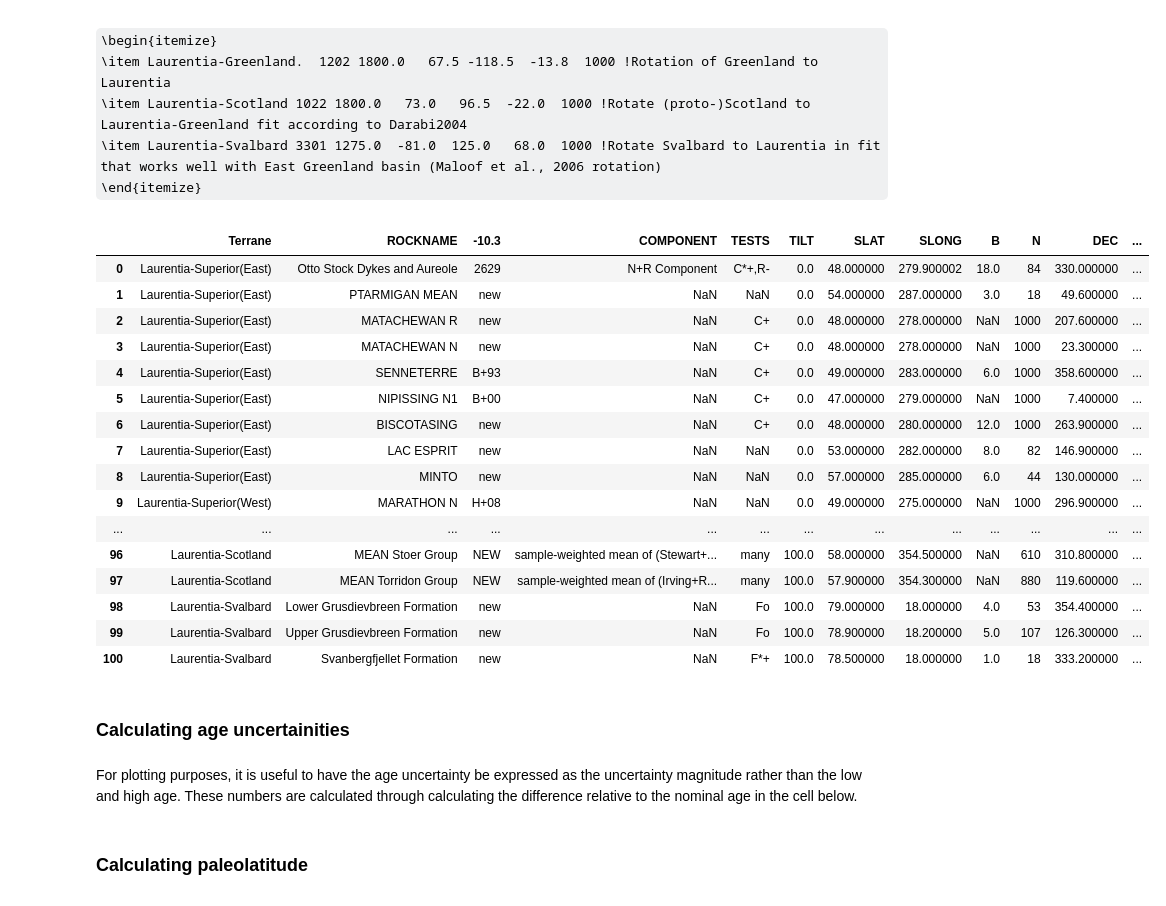
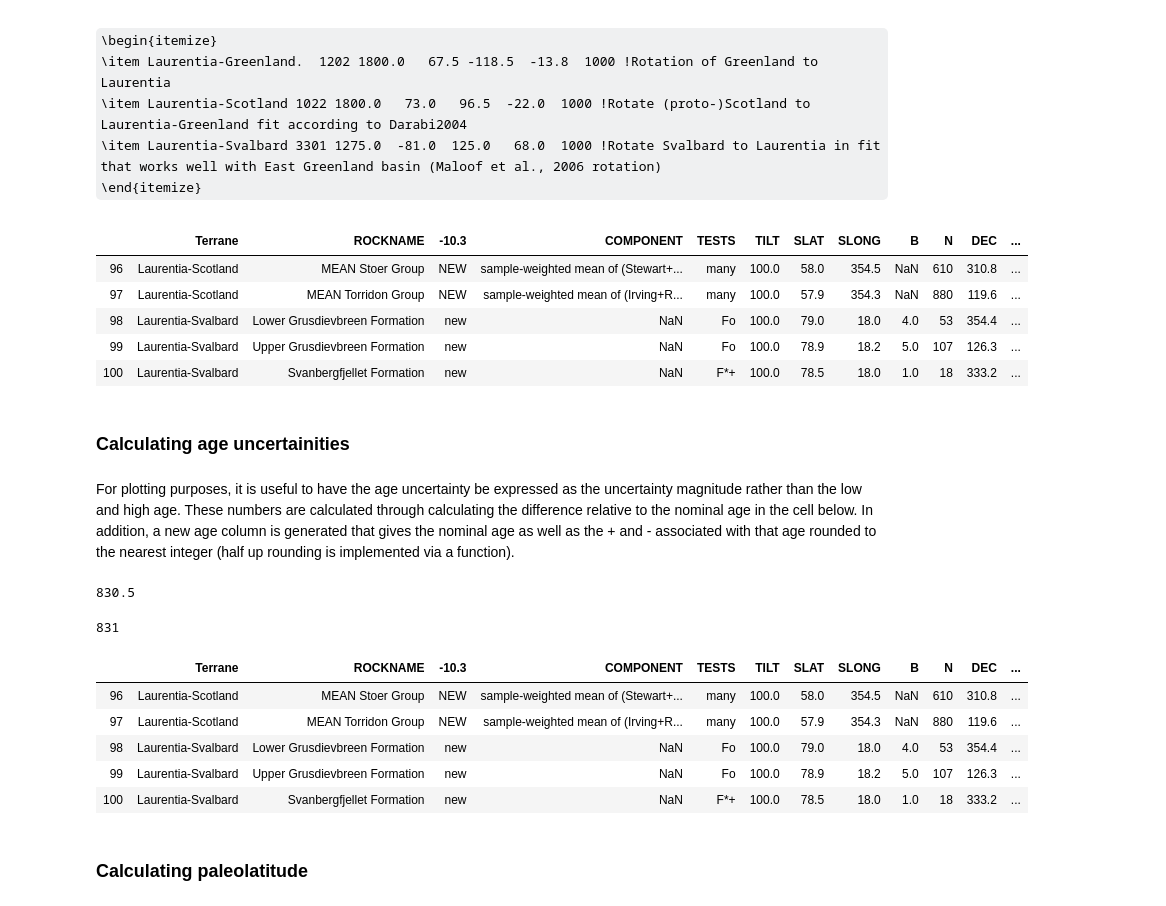
Before and after one commit to Swanson-Hysell-Group/Laurentia_Paleogeography, a Jupyter notebook: Laurentia_pole_compilation.ipynb, the cells around one changed output. Cells and saved outputs as stored; diff of their text form; code cells hidden in the pictures; some formulas as TeX source.

```diff
--- a/Laurentia_pole_compilation.ipynb
+++ b/Laurentia_pole_compilation.ipynb
@@ -96,38 +77,55 @@ for pole in Leirubakki_poles.index:
         Leirubakki_poles['Laurentia_plat'][pole] = Leirubakki_poles['PLAT'][pole]
         Leirubakki_poles['Laurentia_plon'][pole] = Leirubakki_poles['PLONG'][pole]
 # %%
-Leirubakki_poles
+Leirubakki_poles.tail()
 # %% [output]
 |  | Terrane | ROCKNAME | -10.3 | COMPONENT | TESTS | TILT | SLAT | SLONG | B | N | DEC | ... |
-| 0 | Laurentia-Superior(East) | Otto Stock Dykes and Aureole | 2629 | N+R Component | C*+,R- | 0.0 | 48.000000 | 279.900002 | 18.0 | 84 | 330.000000 | ... |
-| 1 | Laurentia-Superior(East) | PTARMIGAN MEAN | new | NaN | NaN | 0.0 | 54.000000 | 287.000000 | 3.0 | 18 | 49.600000 | ... |
-| 2 | Laurentia-Superior(East) | MATACHEWAN R | new | NaN | C+ | 0.0 | 48.000000 | 278.000000 | NaN | 1000 | 207.600000 | ... |
-| 3 | Laurentia-Superior(East) | MATACHEWAN N | new | NaN | C+ | 0.0 | 48.000000 | 278.000000 | NaN | 1000 | 23.300000 | ... |
-| 4 | Laurentia-Superior(East) | SENNETERRE | B+93 | NaN | C+ | 0.0 | 49.000000 | 283.000000 | 6.0 | 1000 | 358.600000 | ... |
-| 5 | Laurentia-Superior(East) | NIPISSING N1 | B+00 | NaN | C+ | 0.0 | 47.000000 | 279.000000 | NaN | 1000 | 7.400000 | ... |
-| 6 | Laurentia-Superior(East) | BISCOTASING | new | NaN | C+ | 0.0 | 48.000000 | 280.000000 | 12.0 | 1000 | 263.900000 | ... |
-| 7 | Laurentia-Superior(East) | LAC ESPRIT | new | NaN | NaN | 0.0 | 53.000000 | 282.000000 | 8.0 | 82 | 146.900000 | ... |
-| 8 | Laurentia-Superior(East) | MINTO | new | NaN | NaN | 0.0 | 57.000000 | 285.000000 | 6.0 | 44 | 130.000000 | ... |
-| 9 | Laurentia-Superior(West) | MARATHON N | H+08 | NaN | NaN | 0.0 | 49.000000 | 275.000000 | NaN | 1000 | 296.900000 | ... |
-| ... | ... | ... | ... | ... | ... | ... | ... | ... | ... | ... | ... | ... |
-| 96 | Laurentia-Scotland | MEAN Stoer Group | NEW | sample-weighted mean of (Stewart+... | many | 100.0 | 58.000000 | 354.500000 | NaN | 610 | 310.800000 | ... |
-| 97 | Laurentia-Scotland | MEAN Torridon Group | NEW | sample-weighted mean of (Irving+R... | many | 100.0 | 57.900000 | 354.300000 | NaN | 880 | 119.600000 | ... |
-| 98 | Laurentia-Svalbard | Lower Grusdievbreen Formation | new | NaN | Fo | 100.0 | 79.000000 | 18.000000 | 4.0 | 53 | 354.400000 | ... |
-| 99 | Laurentia-Svalbard | Upper Grusdievbreen Formation | new | NaN | Fo | 100.0 | 78.900000 | 18.200000 | 5.0 | 107 | 126.300000 | ... |
-| 100 | Laurentia-Svalbard | Svanbergfjellet Formation | new | NaN | F*+ | 100.0 | 78.500000 | 18.000000 | 1.0 | 18 | 333.200000 | ... |
+| 96 | Laurentia-Scotland | MEAN Stoer Group | NEW | sample-weighted mean of (Stewart+... | many | 100.0 | 58.0 | 354.5 | NaN | 610 | 310.8 | ... |
+| 97 | Laurentia-Scotland | MEAN Torridon Group | NEW | sample-weighted mean of (Irving+R... | many | 100.0 | 57.9 | 354.3 | NaN | 880 | 119.6 | ... |
+| 98 | Laurentia-Svalbard | Lower Grusdievbreen Formation | new | NaN | Fo | 100.0 | 79.0 | 18.0 | 4.0 | 53 | 354.4 | ... |
+| 99 | Laurentia-Svalbard | Upper Grusdievbreen Formation | new | NaN | Fo | 100.0 | 78.9 | 18.2 | 5.0 | 107 | 126.3 | ... |
+| 100 | Laurentia-Svalbard | Svanbergfjellet Formation | new | NaN | F*+ | 100.0 | 78.5 | 18.0 | 1.0 | 18 | 333.2 | ... |
 # %% [markdown]
 ### Calculating age uncertainities
 # %% [markdown]
-For plotting purposes, it is useful to have the age uncertainty be expressed as the uncertainty magnitude rather than the low and high age. These numbers are calculated through calculating the difference relative to the nominal age in the cell below.
+For plotting purposes, it is useful to have the age uncertainty be expressed as the uncertainty magnitude rather than the low and high age. These numbers are calculated through calculating the difference relative to the nominal age in the cell below. In addition, a new age column is generated that gives the nominal age as well as the + and - associated with that age rounded to the nearest integer (half up rounding is implemented via a function).
+# %%
+Leirubakki_poles['nominal age'][98]
+# %% [output]
+830.5
+# %%
+import math
+
+def round_half_up(n, decimals=0):
+    multiplier = 10 ** decimals
+    return math.floor(n*multiplier + 0.5) / multiplier
+
+int(round_half_up(Leirubakki_poles['nominal age'][98]))
+# %% [output]
+831
 # %%
 Leirubakki_poles['age_error_high'] = pd.Series()
 Leirubakki_poles['age_error_low'] = pd.Series()
+Leirubakki_poles['age'] = pd.Series()
 
 for pole in Leirubakki_poles.index:
     pole_age_error_high = Leirubakki_poles['himagage'][pole]-Leirubakki_poles['nominal age'][pole]
     Leirubakki_poles['age_error_high'][pole] = pole_age_error_high
+
     pole_age_error_low = Leirubakki_poles['nominal age'][pole]-Leirubakki_poles['lomagage'][pole]
     Leirubakki_poles['age_error_low'][pole] = pole_age_error_low
+
+    Leirubakki_poles['age'][pole] = str(int(round_half_up(Leirubakki_poles['nominal age'][pole])))+'$^{+'+str(int(round_half_up(pole_age_error_high)))+'}$'+'$_{-'+str(int(round_half_up(pole_age_error_low)))+'}$'
+
+
+Leirubakki_poles.tail()
+# %% [output]
+|  | Terrane | ROCKNAME | -10.3 | COMPONENT | TESTS | TILT | SLAT | SLONG | B | N | DEC | ... |
+| 96 | Laurentia-Scotland | MEAN Stoer Group | NEW | sample-weighted mean of (Stewart+... | many | 100.0 | 58.0 | 354.5 | NaN | 610 | 310.8 | ... |
+| 97 | Laurentia-Scotland | MEAN Torridon Group | NEW | sample-weighted mean of (Irving+R... | many | 100.0 | 57.9 | 354.3 | NaN | 880 | 119.6 | ... |
+| 98 | Laurentia-Svalbard | Lower Grusdievbreen Formation | new | NaN | Fo | 100.0 | 79.0 | 18.0 | 4.0 | 53 | 354.4 | ... |
+| 99 | Laurentia-Svalbard | Upper Grusdievbreen Formation | new | NaN | Fo | 100.0 | 78.9 | 18.2 | 5.0 | 107 | 126.3 | ... |
+| 100 | Laurentia-Svalbard | Svanbergfjellet Formation | new | NaN | F*+ | 100.0 | 78.5 | 18.0 | 1.0 | 18 | 333.2 | ... |
 # %% [markdown]
 ### Calculating paleolatitude
 # %% [markdown]
```
Also changed, not shown: parts of 10 cells of this notebook, 3 other files.
